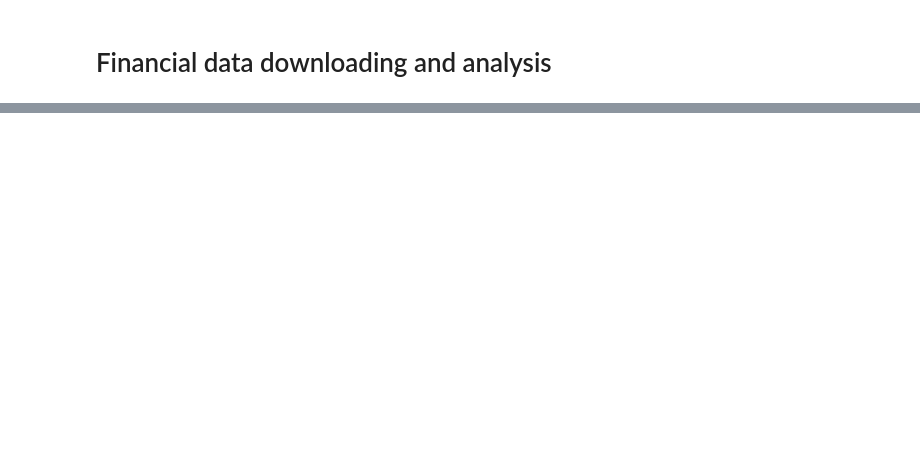
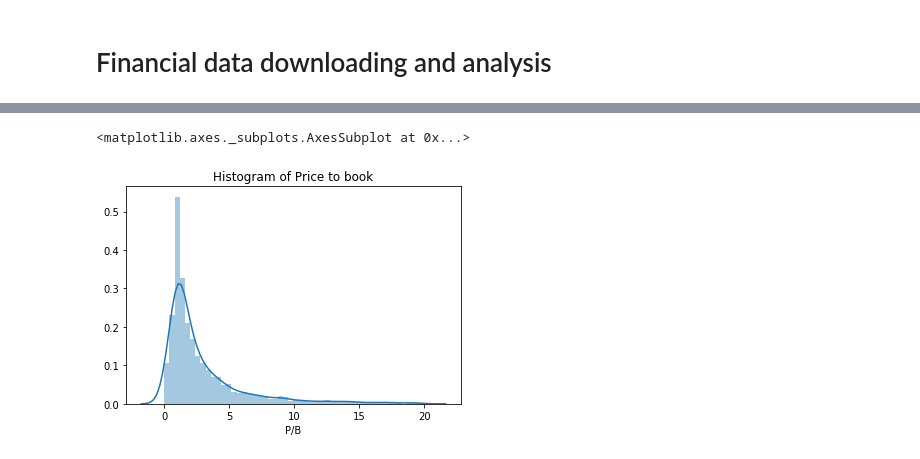
Before and after one commit to disanman/ML_projects, a Jupyter notebook: Finviz_Spider/Finviz.ipynb, the cells around one changed output, grey strips where cells are left out. Cells and saved outputs as stored; diff of their text form; code cells hidden in the pictures; blank space fills up the shorter version.

```diff
--- a/Finviz_Spider/Finviz.ipynb
+++ b/Finviz_Spider/Finviz.ipynb
@@ -12,0 +61,7 @@ data.head()
+# %%
+p = sns.distplot(data['P/B'][data['P/B'] < 20])
+p.set(title='Histogram of Price to book')
+p
+# %% [output]
+<matplotlib.axes._subplots.AxesSubplot at 0x...>
+[figure, added]
```
Also changed, not shown: parts of 17 cells of this notebook.
